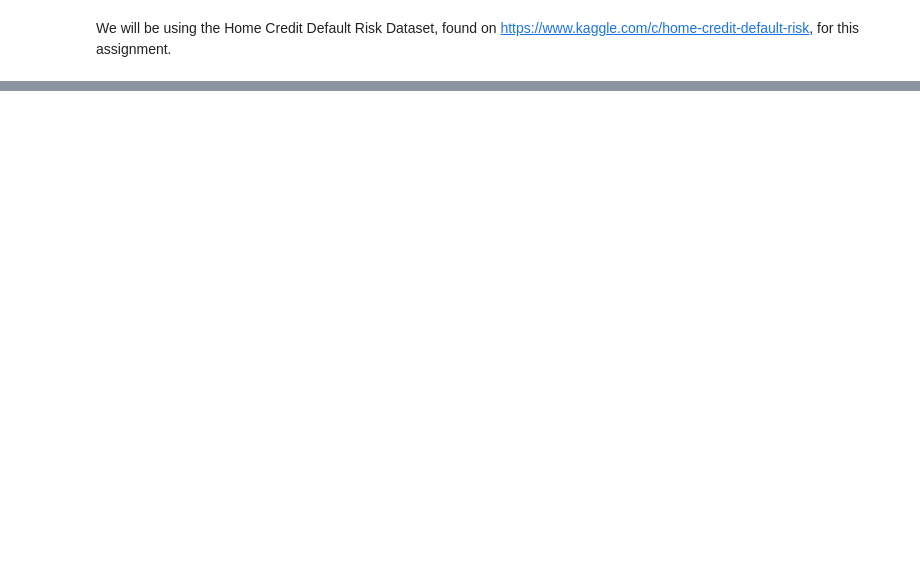
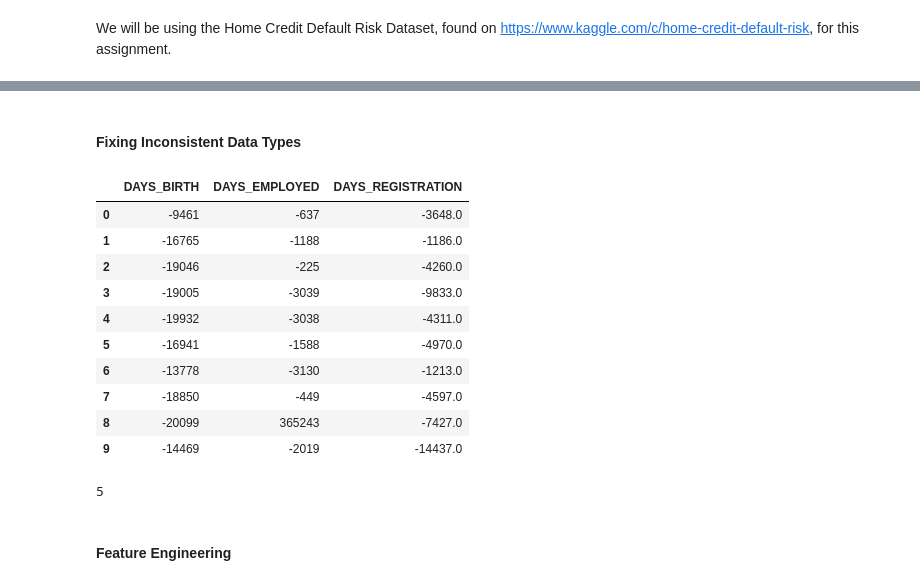
Before and after one commit to shanewang09/applied-ml, a Jupyter notebook: homework2/AppliedML_HW2_tsw2134.ipynb, the cells around one changed output, grey strips where cells are left out. Drawn from its saved outputs; the diff is of its cells as text; code cells hidden in the pictures; blank space fills up the shorter version.

Commit message:
Completed homework 2 part 1: data prepration

```diff
--- a/homework2/AppliedML_HW2_tsw2134.ipynb
+++ b/homework2/AppliedML_HW2_tsw2134.ipynb
@@ -30,2 +22,5 @@ Likely causes:
 # %% [markdown]
 We will be using the Home Credit Default Risk Dataset, found on https://www.kaggle.com/c/home-credit-default-risk, for this assignment.
+# %%
+df = pd.read_csv('home-credit-default-risk/application_train.csv')
+df.shape
@@ -31,0 +183,37 @@ We will be using the Home Credit Default Risk Dataset, found on https://www.kagg
+# %% [markdown]
+#### Fixing Inconsistent Data Types
+# %%
+df[['DAYS_BIRTH', 'DAYS_EMPLOYED', 'DAYS_REGISTRATION']].head(10)
+# %% [output]
+|  | DAYS_BIRTH | DAYS_EMPLOYED | DAYS_REGISTRATION |
+| 0 | -9461 | -637 | -3648.0 |
+| 1 | -16765 | -1188 | -1186.0 |
+| 2 | -19046 | -225 | -4260.0 |
+| 3 | -19005 | -3039 | -9833.0 |
+| 4 | -19932 | -3038 | -4311.0 |
+| 5 | -16941 | -1588 | -4970.0 |
+| 6 | -13778 | -3130 | -1213.0 |
+| 7 | -18850 | -449 | -4597.0 |
+| 8 | -20099 | 365243 | -7427.0 |
+| 9 | -14469 | -2019 | -14437.0 |
+# %%
+# DAYS_* columns are stored as negative integers (days before application).
+# Convert to positive absolute values so they read naturally as durations.
+# Claude helped me here, since it would've taken me a long time on StackOverflow or something to find out how to filter all columns that contain 'DAYS' in the string name
+days_cols = [c for c in num_cols if 'DAYS' in c]
+print(len(days_cols))
+
+for col in days_cols:
+    X_train[col] = X_train[col].abs()
+    X_validation[col] = X_validation[col].abs()
+    X_test[col] = X_test[col].abs()
+
+# DAYS_EMPLOYED = 365243 means "unemployed", so replace with NaN so it doesn't inflate employment duration to 1000 years.
+if 'DAYS_EMPLOYED' in num_cols:
+    sentinel = 365243
+    for split in [X_train, X_validation, X_test]:
+        split['DAYS_EMPLOYED'] = split['DAYS_EMPLOYED'].replace(sentinel, np.nan)
+# %% [output]
+5
+# %% [markdown]
+#### Feature Engineering
```
Also changed, not shown: parts of 28 cells of this notebook.
